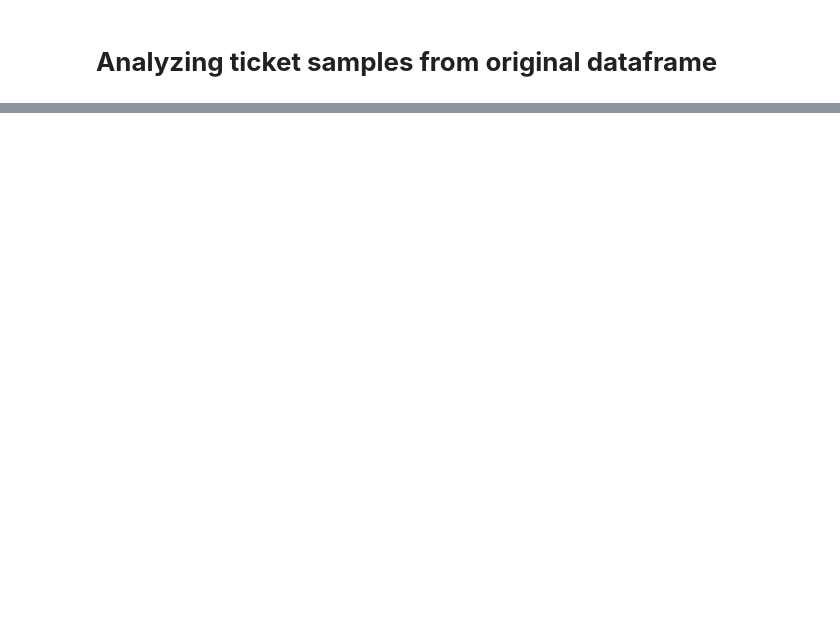
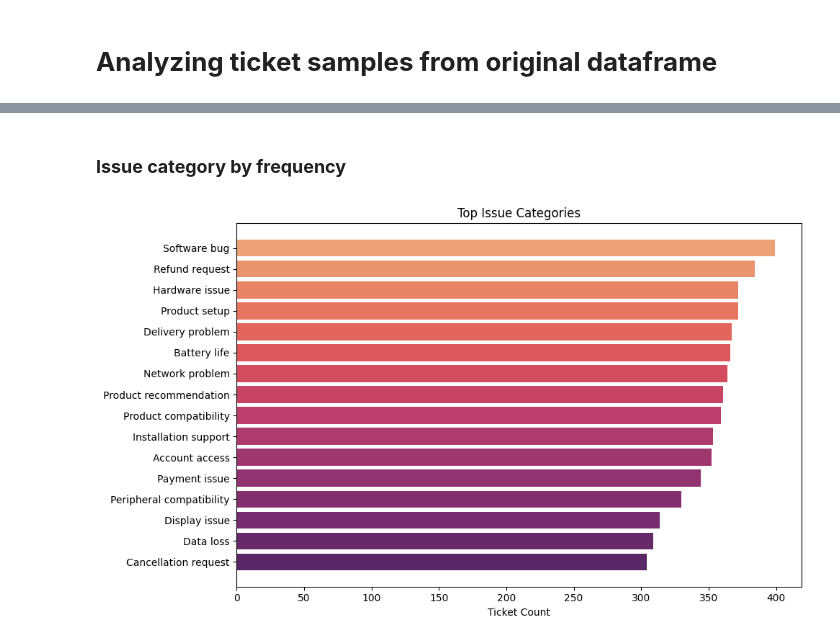
Before and after one commit to Sir-python/FUTURE_DS_02, a Jupyter notebook: Notebooks/Customer_support_analysis.ipynb, the cells around one changed output, grey strips where cells are left out. Saved outputs shown, nothing was run; the diff lists cells and outputs as text; code cells hidden in the pictures; blank space fills up the shorter version.

```diff
--- a/Notebooks/Customer_support_analysis.ipynb
+++ b/Notebooks/Customer_support_analysis.ipynb
@@ -249,0 +288,6 @@ ticket_sample_5.to_csv(r"F:\Personal Works\Future Interns\FUTURE_DS_02\Datasets\
+# %% [markdown]
+### **Issue category by frequency**
+# %%
+issue_category_frequency(pre_processed_df)
+# %% [output]
+[figure, added]
```
Also changed, not shown: parts of 22 cells of this notebook, 8 other files.
